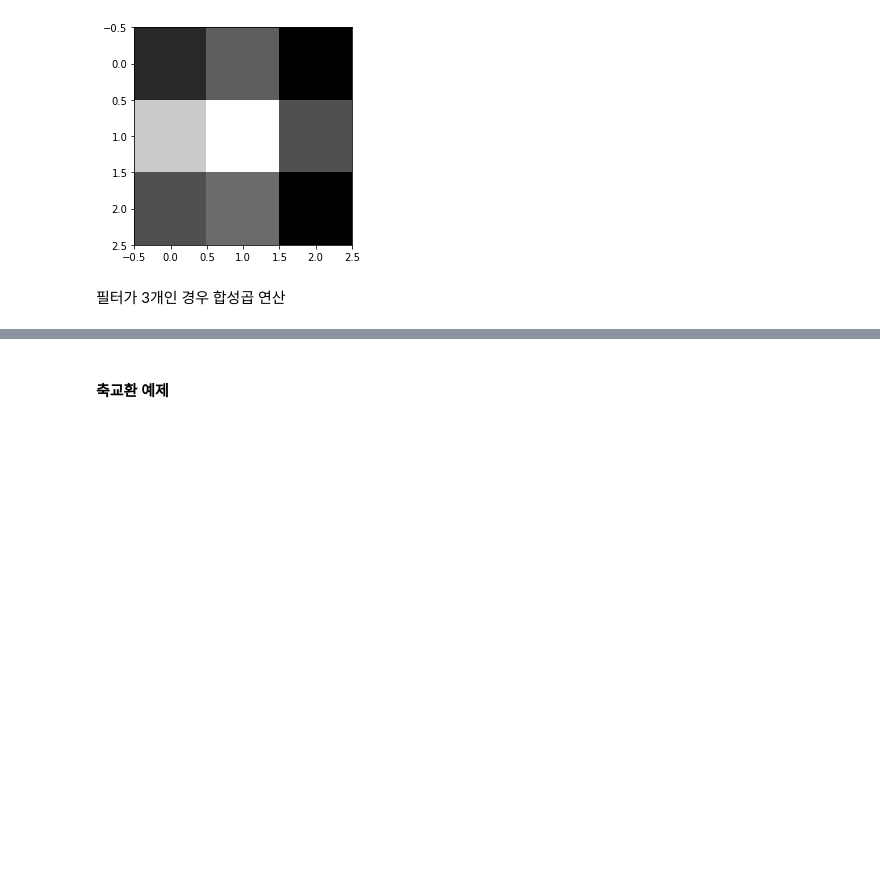
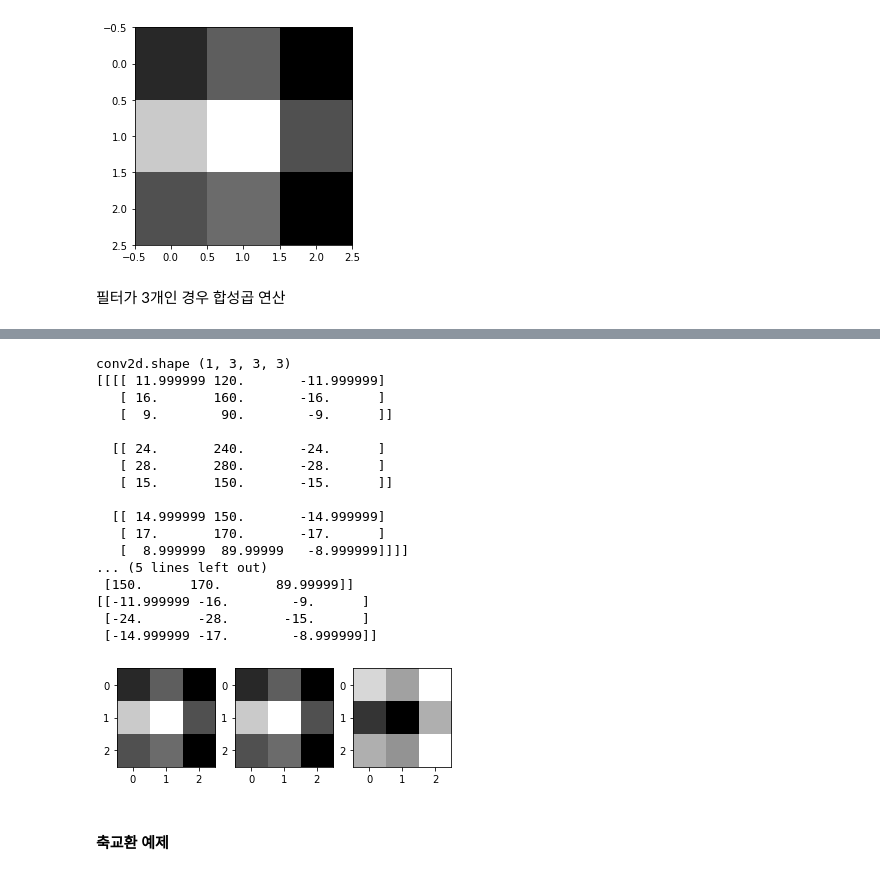
Before and after one commit to imguru-mooc/AI_CNN, a Jupyter notebook: 01_day.ipynb, the cells around one changed output, grey strips where cells are left out. Drawn from its saved outputs; the diff is of its cells as text; code cells hidden in the pictures; blank space fills up the shorter version.

```diff
--- a/01_day.ipynb
+++ b/01_day.ipynb
@@ -357,3 +452,32 @@ conv2d.shape (1, 2, 2, 3)
 [figure]
+# %%
+weight_init = tf.constant_initializer(weight)
+conv2d = tf.keras.layers.Conv2D(filters=3, kernel_size=2, padding='same', kernel_initializer=weight_init)(image)
+print("conv2d.shape", conv2d.shape) # (1,2,2,3)
+print(conv2d.numpy())
+feature_maps = np.swapaxes(conv2d, 0, 3)
+for i, feature_map in enumerate(feature_maps):
+    print(feature_map.reshape(3,3))
+    plt.subplot(1,3,i+1), plt.imshow(feature_map.reshape(3,3), cmap='gray')
+plt.show()
+# %% [output]
+conv2d.shape (1, 3, 3, 3)
+[[[[ 11.999999 120.       -11.999999]
+   [ 16.       160.       -16.      ]
+   [  9.        90.        -9.      ]]
+
+  [[ 24.       240.       -24.      ]
+   [ 28.       280.       -28.      ]
+   [ 15.       150.       -15.      ]]
+
+  [[ 14.999999 150.       -14.999999]
+   [ 17.       170.       -17.      ]
+   [  8.999999  89.99999   -8.999999]]]]
+... (5 lines left out)
+ [150.      170.       89.99999]]
+[[-11.999999 -16.        -9.      ]
+ [-24.       -28.       -15.      ]
+ [-14.999999 -17.        -8.999999]]
+[figure, added]
 # %% [markdown]
 #### 축교환 예제
```
Also changed, not shown: parts of 70 cells of this notebook, 1 other file.
